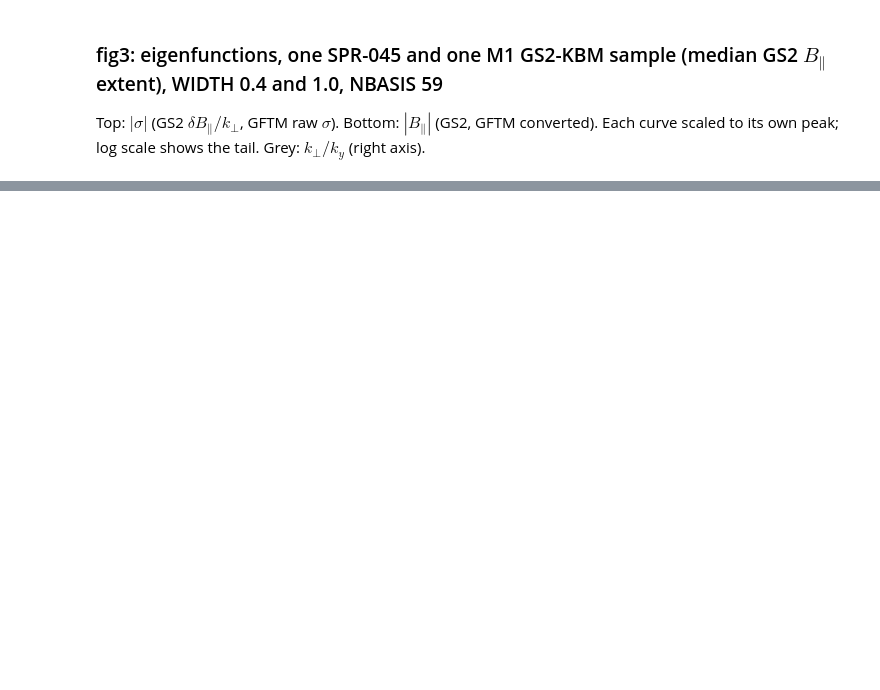
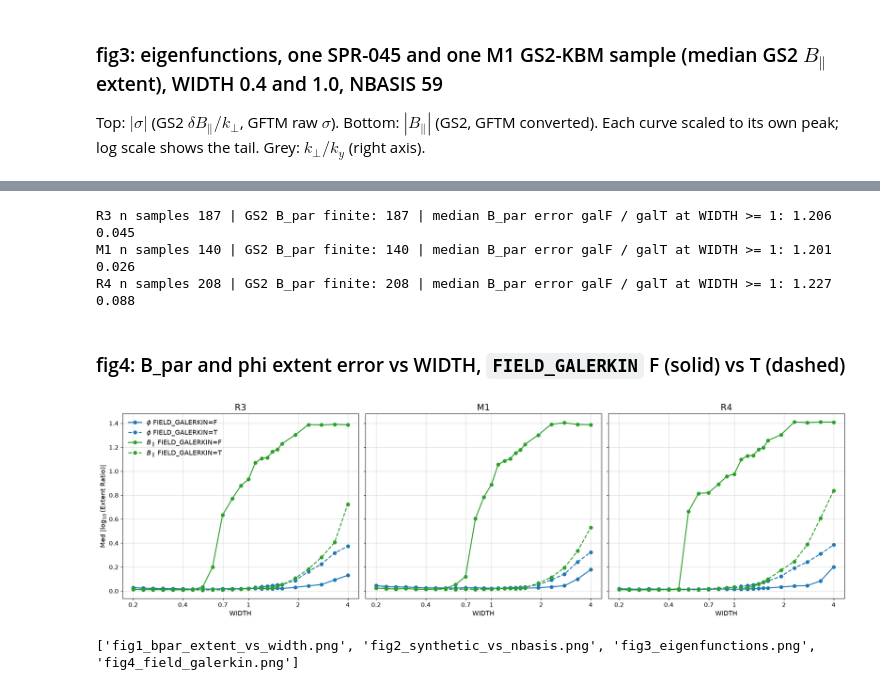
Before and after one commit to FelixWattsYork/General_Analysis, a Jupyter notebook: notebooks/gftm_bpar_extent.ipynb, the cells around one changed output, grey strips where cells are left out. Saved outputs shown, nothing was run; the diff lists cells and outputs as text; code cells hidden in the pictures; blank space fills up the shorter version.

```diff
--- a/notebooks/gftm_bpar_extent.ipynb
+++ b/notebooks/gftm_bpar_extent.ipynb
@@ -241,6 +284,59 @@ plt.show()
+# %%
+galerkin_root = data_root / "GFTM" / "Runs" / "bpar_galerkin_rebuild"
+galerkin_cases = ["R3", "M1", "R4"]
+galerkin_error = {}   # (db, arm, field) -> median |log10 extent ratio| per WIDTH
+galerkin_widths = sorted(float(p.name.split("_")[1][1:].replace("p", ".")) for p in (galerkin_root / "M1").glob("galT_w*_nb64_nx65"))
+for db in galerkin_cases:
+    gs2_free = PyroScanGKOutput.from_netcdf(data_root / "GS2" / "Runs" / project / db / "kbm_free" / "pyroscan.nc").data
+    gs2_names = list(gs2_free.sample_name.values.astype(str))
+    gs2_power = gs2_free.eigenfunctions_squared.isel(kx=0).transpose("sample", "field", "theta")
+    gs2_theta = mag(gs2_free.theta)
+    for arm in ("galF", "galT"):
+        for field in ("phi", "bpar"):
+            galerkin_error[db, arm, field] = []
+        for width in galerkin_widths:
+            gftm_free = PyroScanGKOutput.from_netcdf(galerkin_root / db / f"{arm}_{wtag(width)}_nb64_nx65" / "pyroscan.nc").data
+            names = gftm_free.sample_name.values.astype(str)
+            gs2_index = np.array([gs2_names.index(n) for n in names])
+            gamma = mag(gftm_free.growth_rate.transpose("sample", "mode"))
+            dominant = np.argmax(np.where(gamma > 0, gamma, -np.inf), 1)
+            unstable = gamma.max(1) > 0
+            fields = mag(gftm_free.eigenfunctions.transpose("sample", "mode", "field", "theta"))[np.arange(len(names)), dominant]
+            field_names = list(gftm_free.field.values)
+            for field in ("phi", "bpar"):
+                # theta is the union of the per-sample GS2 grids, so each sample is finite only on its own points
+                gs2_extent = np.array([extent(gs2_theta[np.isfinite(p)], p[np.isfinite(p)]) if np.isfinite(p).sum() > 10 else np.nan
+                                       for p in mag(gs2_power.sel(field=field))[gs2_index]])
+                gftm_extent = np.array([extent(mag(gftm_free.theta), np.abs(e) ** 2) if ok else np.nan for e, ok in zip(fields[:, field_names.index(field)], unstable)])
+                galerkin_error[db, arm, field].append(np.nanmedian(np.abs(np.log10(gftm_extent / gs2_extent))))
+    print(db, "n samples", len(names), "| GS2 B_par finite:", int(np.isfinite(gs2_extent).sum()),
+          "| median B_par error galF / galT at WIDTH >= 1:", round(float(np.median([e for w, e in zip(galerkin_widths, galerkin_error[db, "galF", "bpar"]) if w >= 1])), 3),
+          round(float(np.median([e for w, e in zip(galerkin_widths, galerkin_error[db, "galT", "bpar"]) if w >= 1])), 3))
+# %% [output]
+R3 n samples 187 | GS2 B_par finite: 187 | median B_par error galF / galT at WIDTH >= 1: 1.206 0.045
+M1 n samples 140 | GS2 B_par finite: 140 | median B_par error galF / galT at WIDTH >= 1: 1.201 0.026
+R4 n samples 208 | GS2 B_par finite: 208 | median B_par error galF / galT at WIDTH >= 1: 1.227 0.088
+# %% [markdown]
+### fig4: B_par and phi extent error vs WIDTH, `FIELD_GALERKIN` F (solid) vs T (dashed)
+# %%
+fig4, axes4 = plt.subplots(1, len(galerkin_cases), figsize=(19, 5.5), sharey=True)
+for ax, db in zip(axes4, galerkin_cases):
+    for field, colour in (("phi", "C0"), ("bpar", "C2")):
+        for arm, ls in (("galF", "-"), ("galT", "--")):
+            ax.plot(galerkin_widths, galerkin_error[db, arm, field], color=colour, ls=ls, label=f"{field_labels[field]} FIELD_GALERKIN={arm[-1]}")
+    ax.set(xscale="log", xlabel="WIDTH")
+    log_xticks(ax)
+    ax.set_title(db, fontsize=fs_title)
+axes4[0].set_ylabel(r"Med $|\log_{10}$(Extent Ratio)$|$")
+axes4[0].legend(fontsize=fs_legend)
+plt.show()
+# %% [output]
+[figure, added]
 # %%
 out = ROOT / "Plots" / analysis_name
 out.mkdir(parents=True, exist_ok=True)
-for name, fig in (("fig1_bpar_extent_vs_width", fig1), ("fig2_synthetic_vs_nbasis", fig2), ("fig3_eigenfunctions", fig3)):
+for name, fig in (("fig1_bpar_extent_vs_width", fig1), ("fig2_synthetic_vs_nbasis", fig2), ("fig3_eigenfunctions", fig3), ("fig4_field_galerkin", fig4)):
     fig.savefig(out / f"{name}.png", bbox_inches="tight")
 print(sorted(p.name for p in out.iterdir()))
+# %% [output]
+['fig1_bpar_extent_vs_width.png', 'fig2_synthetic_vs_nbasis.png', 'fig3_eigenfunctions.png', 'fig4_field_galerkin.png']
```
Also changed, not shown: parts of 9 cells of this notebook.
